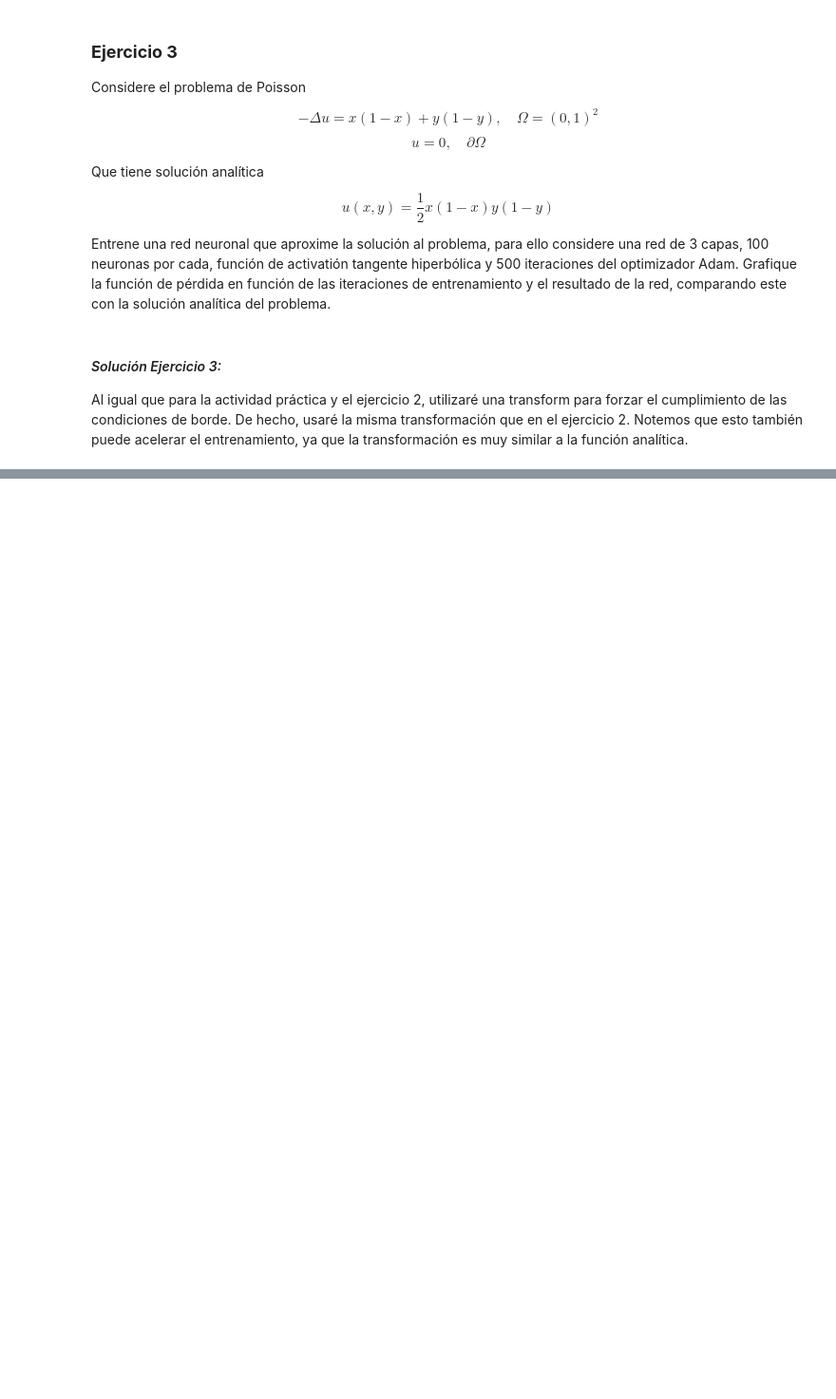
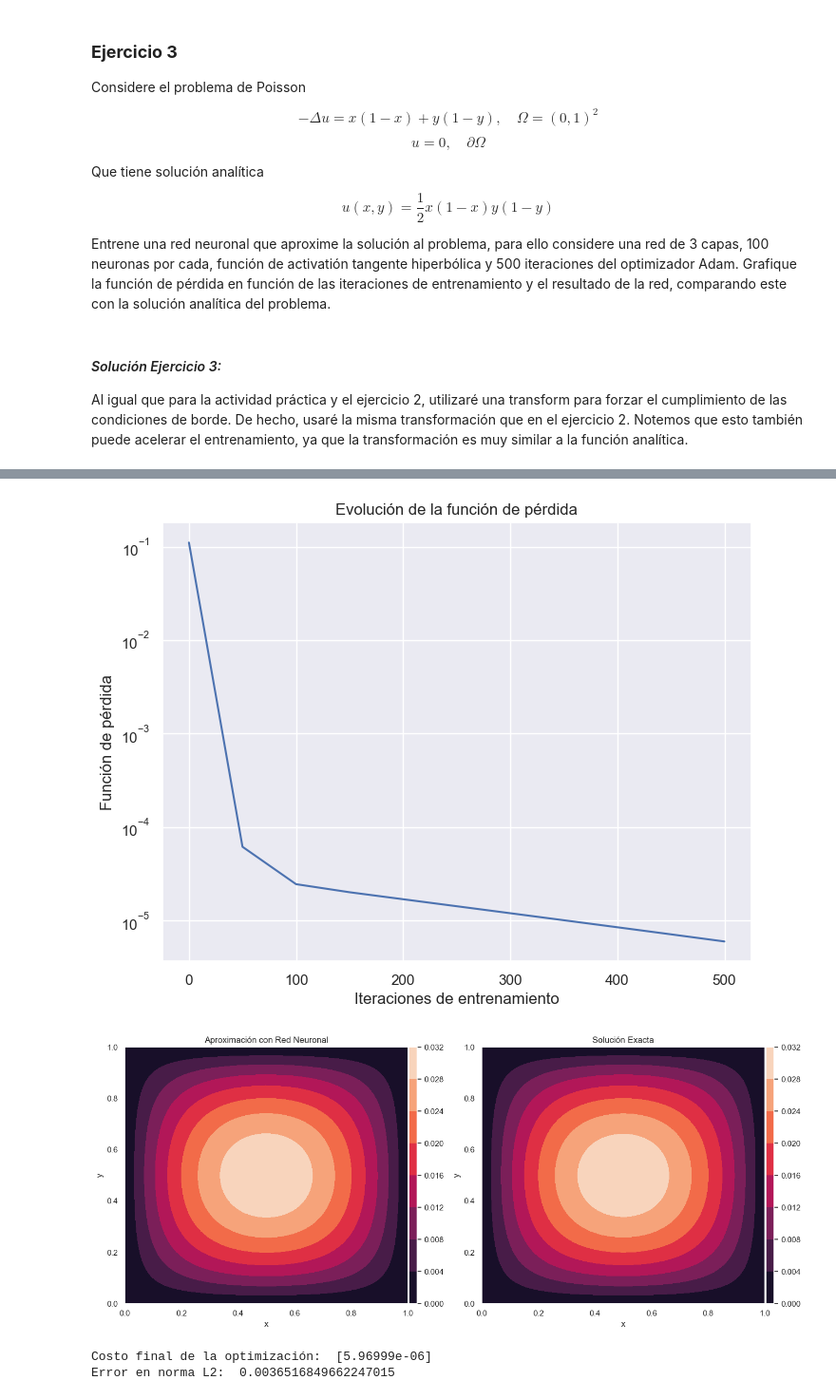
Before and after one commit to Miguel-Escobar/topicos-en-NN, a Jupyter notebook: Tarea1/MA5606_Tarea_1_Enunciado.ipynb, the cells around one changed output, grey strips where cells are left out. Shown at 95% size. Drawn from its saved outputs; the diff is of its cells as text; code cells hidden in the pictures; blank space fills up the shorter version.

```diff
--- a/Tarea1/MA5606_Tarea_1_Enunciado.ipynb
+++ b/Tarea1/MA5606_Tarea_1_Enunciado.ipynb
@@ -410,31 +408,45 @@ plt.title("Evolución de la función de pérdida")
 plt.show()
 
 from mpl_toolkits.axes_grid1 import make_axes_locatable
 
 x0, xf, y0, yf = 0, 1, 0, 1
 Nx, Ny = 100, 100
 x, y = np.linspace(x0, xf, Nx), np.linspace(y0, yf, Ny)
 
 arrays = [np.vstack((x,np.ones(Nx)*y[i])) for i in range(Ny)]
 X_ = np.hstack(arrays)
 u = model.predict(X_.T)
 
 X, Y = np.meshgrid(x, y)
 
 U_exact = u_exact(X, Y)
 
 fig, ax = plt.subplots(1, 2, figsize=(14, 6))
 
 c1 = ax[0].contourf(X, Y, u.reshape((Nx, Ny)))
+ax[0].title.set_text("Aproximación con Red Neuronal")
+ax[0].set_xlabel("x")
+ax[0].set_ylabel("y")
 
 divider = make_axes_locatable(ax[0])
 cax = divider.append_axes('right', size='3%', pad=0.02)
 fig.colorbar(c1, cax=cax, orientation='vertical')
 
 c2 = ax[1].contourf(X, Y, U_exact)
+ax[1].title.set_text("Solución Exacta")
+ax[1].set_xlabel("x")
+ax[1].set_ylabel("y")
 
 divider = make_axes_locatable(ax[1])
 cax = divider.append_axes('right', size='3%', pad=0.02)
 fig.colorbar(c2, cax=cax, orientation='vertical')
+fig.tight_layout()
+plt.show()
 
-plt.show()
+print("Costo final de la optimización: ", losshistory.loss_train[-1])
+print("Error en norma L2: ", np.linalg.norm(u.reshape((Nx, Ny)) - U_exact, 2))
+# %% [output]
+[figure, added]
+[figure, added]
+Costo final de la optimización:  [5.96999e-06]
+Error en norma L2:  0.0036516849662247015
```
Also changed, not shown: parts of 3 cells of this notebook, 3 other files.
